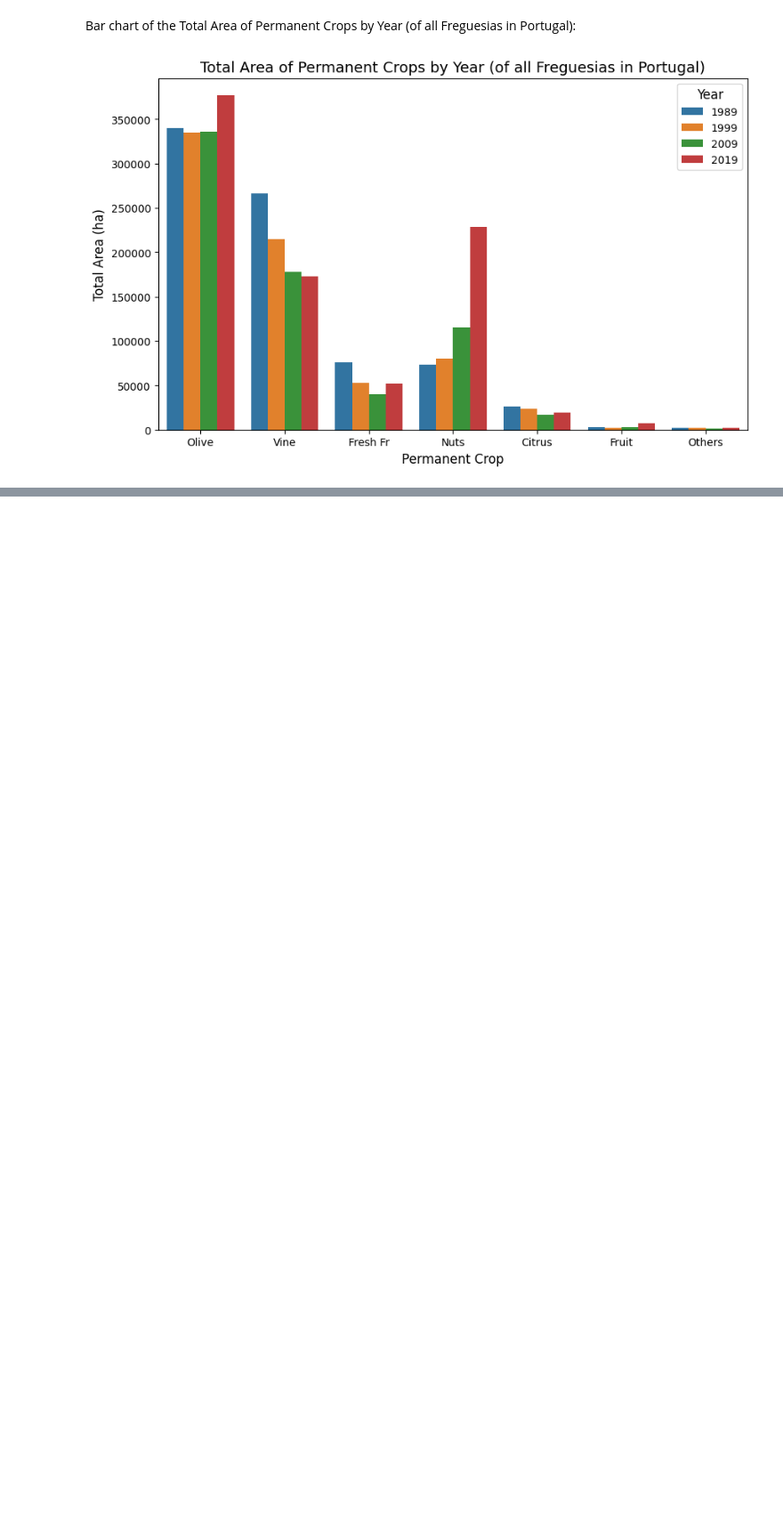
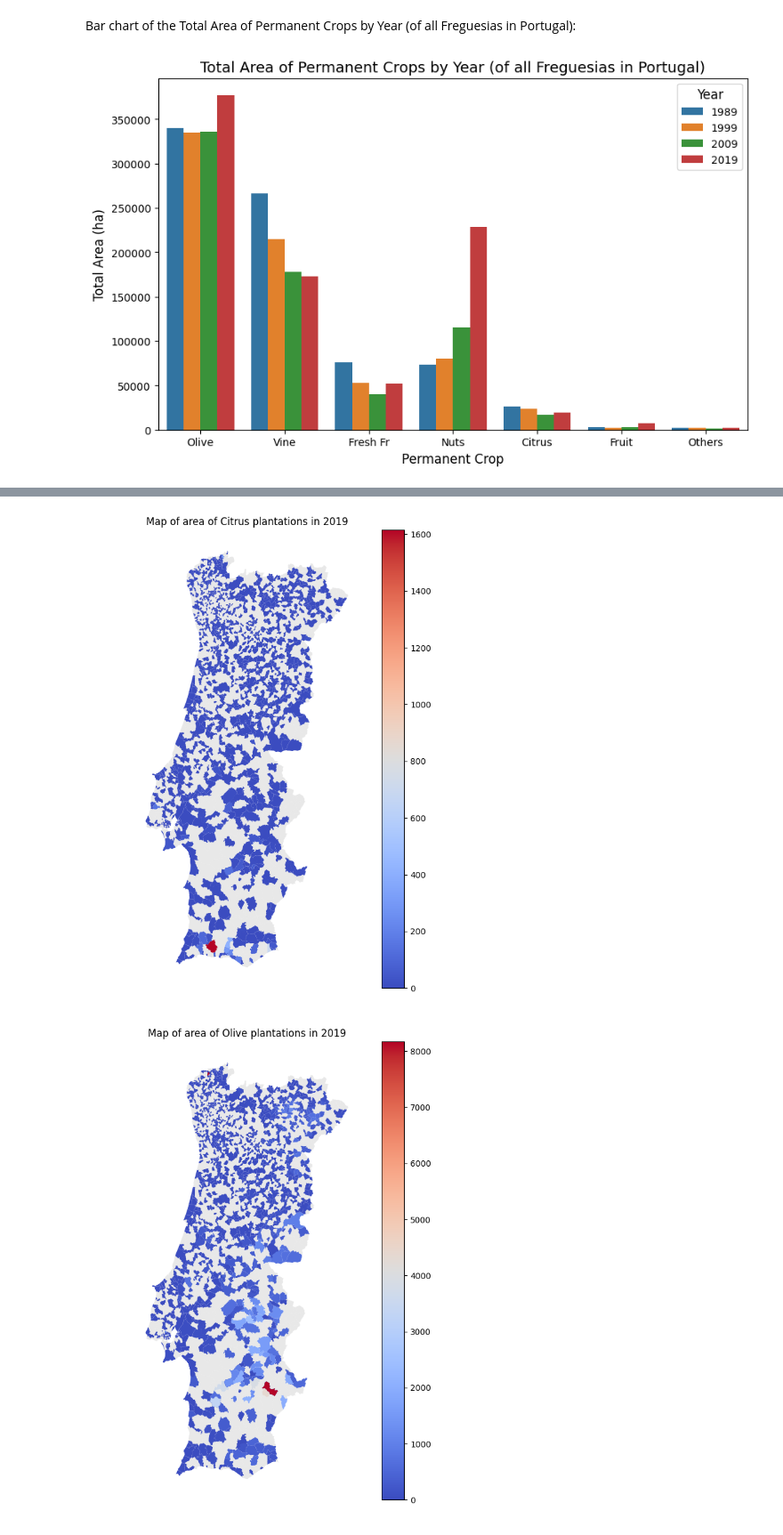
Before and after one commit to jfilipa1/AVCD_JE_VF, a Jupyter notebook: perm_crops.ipynb, the cells around one changed output, grey strips where cells are left out. Shown at 89% size. Drawn from its saved outputs; the diff is of its cells as text; code cells hidden in the pictures; blank space fills up the shorter version.

Commit message:
new map shapefile, missing freguesias and maps

```diff
--- a/perm_crops.ipynb
+++ b/perm_crops.ipynb
@@ -266,0 +280,64 @@ See the caveats in the documentation: https://pandas.pydata.org/pandas-docs/stab
+# %%
+import os
+import geopandas as gpd
+import pandas as pd
+import matplotlib.pyplot as plt
+from dbfread import DBF
+
+# Set the SHAPE_RESTORE_SHX environment variable to YES
+os.environ["SHAPE_RESTORE_SHX"] = "YES"
+
+# Step 1: Read the shapefile using GeoPandas
+shapefile_path = 'Cont_AAD_CAOP2017.shp'
+map_data = gpd.read_file(shapefile_path)
+
+# Step 2: Read the attribute data from the DBF file using dbfread
+dbf_file_path = 'Cont_AAD_CAOP2017.dbf'
+attribute_data = pd.DataFrame(iter(DBF(dbf_file_path, encoding='utf-8')))
+
+# Step 3: Read the database CSV using pandas
+csv_path = '3_perm_crops.csv'
+database = pd.read_csv(csv_path)
+
+# Step 4: Connect the shapefile and attribute data based on a common column
+common_column = 'Freguesia'
+merged_data = map_data.merge(attribute_data, on=common_column)
+
+# Step 5: Merge with the database based on a common column
+merged_data = merged_data.merge(database, left_on='Freguesia', right_on='region_name')
+
+# Step 6: Plot a map for each crop
+crops = database['Perm_crop'].unique()  # Get unique crop names
+
+# Set the CRS for the map_data
+map_data.crs = merged_data.crs
+
+# Set the map extent to cover all data
+minx, miny, maxx, maxy = merged_data.total_bounds
+map_data = map_data.cx[minx:maxx, miny:maxy]
+
+# Iterate over crops and plot maps
+for crop in crops:
+    fig, ax = plt.subplots(figsize=(10, 10))
+
+    # Filter merged data for the specific crop
+    crop_data = merged_data[merged_data['Perm_crop'] == crop]
+
+    # Plot the merged data without outlines
+    crop_data.plot(ax=ax, column='Area_2019', cmap='coolwarm', legend=True, edgecolor='none')
+
+    # Set the frame color and label color
+    ax.set_facecolor('white')
+    ax.tick_params(colors='white')
+    for spine in ax.spines.values():
+        spine.set_edgecolor('white')
+
+    # Add light gray color to Freguesias with value 0
+    no_value = map_data[~map_data['Freguesia'].isin(crop_data['Freguesia'])]
+    no_value.plot(ax=ax, facecolor='lightgray', alpha=0.5, edgecolor='none')
+
+    plt.title(f'Map of area of {crop} in 2019')
+    plt.show()
+# %% [output]
+[figure, added]
+[figure, added]
```
Also changed, not shown: parts of 8 cells of this notebook, 3 other files.
